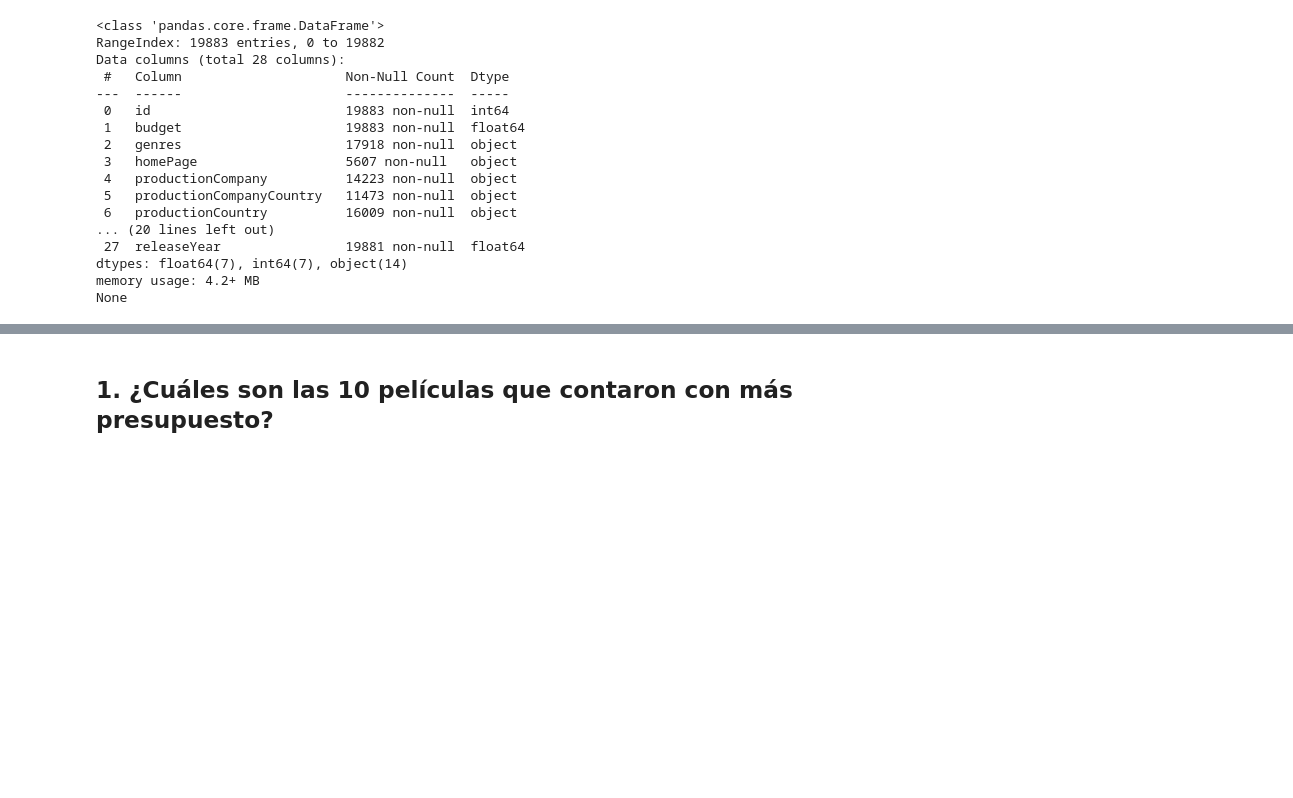
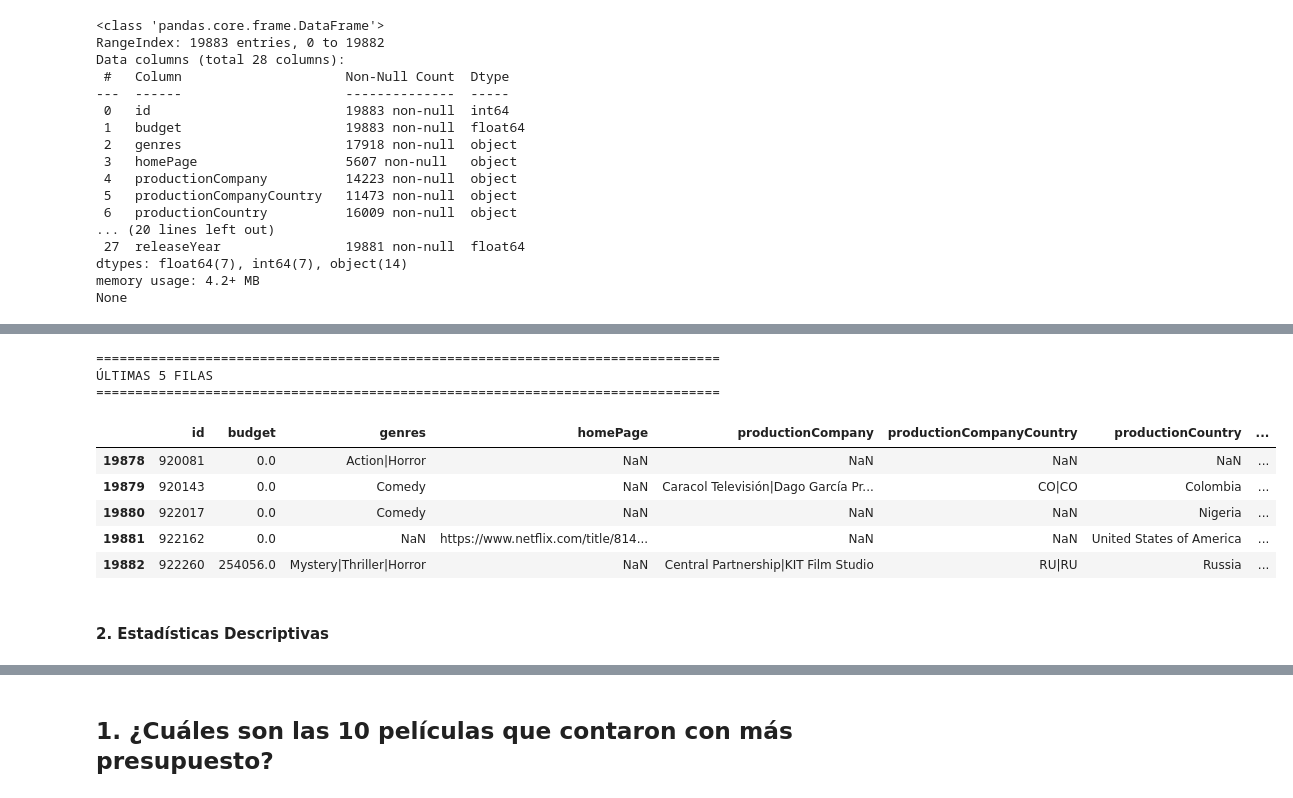
Before and after one commit to jcdiegolopez/MD-LAB01, a Jupyter notebook: main.ipynb, the cells around one changed output, grey strips where cells are left out. Saved outputs shown, nothing was run; the diff lists cells and outputs as text; code cells hidden in the pictures; blank space fills up the shorter version.

```diff
--- a/main.ipynb
+++ b/main.ipynb
@@ -44,0 +108,18 @@ None
+# %%
+# Últimas 5 filas
+print("\n" + "=" * 80)
+print("ÚLTIMAS 5 FILAS")
+print("=" * 80)
+datos.tail()
+# %% [output]
+================================================================================
+ÚLTIMAS 5 FILAS
+================================================================================
+|  | id | budget | genres | homePage | productionCompany | productionCompanyCountry | productionCountry | ... |
+| 19878 | 920081 | 0.0 | Action|Horror | NaN | NaN | NaN | NaN | ... |
+| 19879 | 920143 | 0.0 | Comedy | NaN | Caracol Televisión|Dago García Pr... | CO|CO | Colombia | ... |
+| 19880 | 922017 | 0.0 | Comedy | NaN | NaN | NaN | Nigeria | ... |
+| 19881 | 922162 | 0.0 | NaN | https://www.netflix.com/title/814... | NaN | NaN | United States of America | ... |
+| 19882 | 922260 | 254056.0 | Mystery|Thriller|Horror | NaN | Central Partnership|KIT Film Studio | RU|RU | Russia | ... |
+# %% [markdown]
+#### 2. Estadísticas Descriptivas
```
Also changed, not shown: parts of 19 cells of this notebook.
